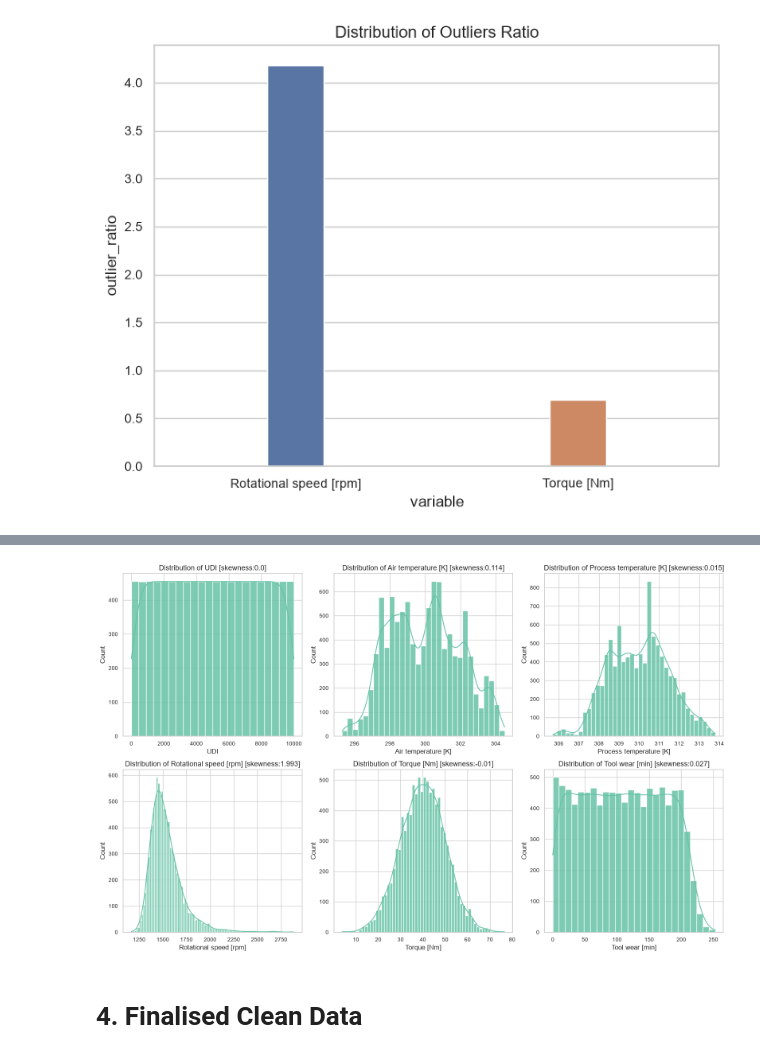
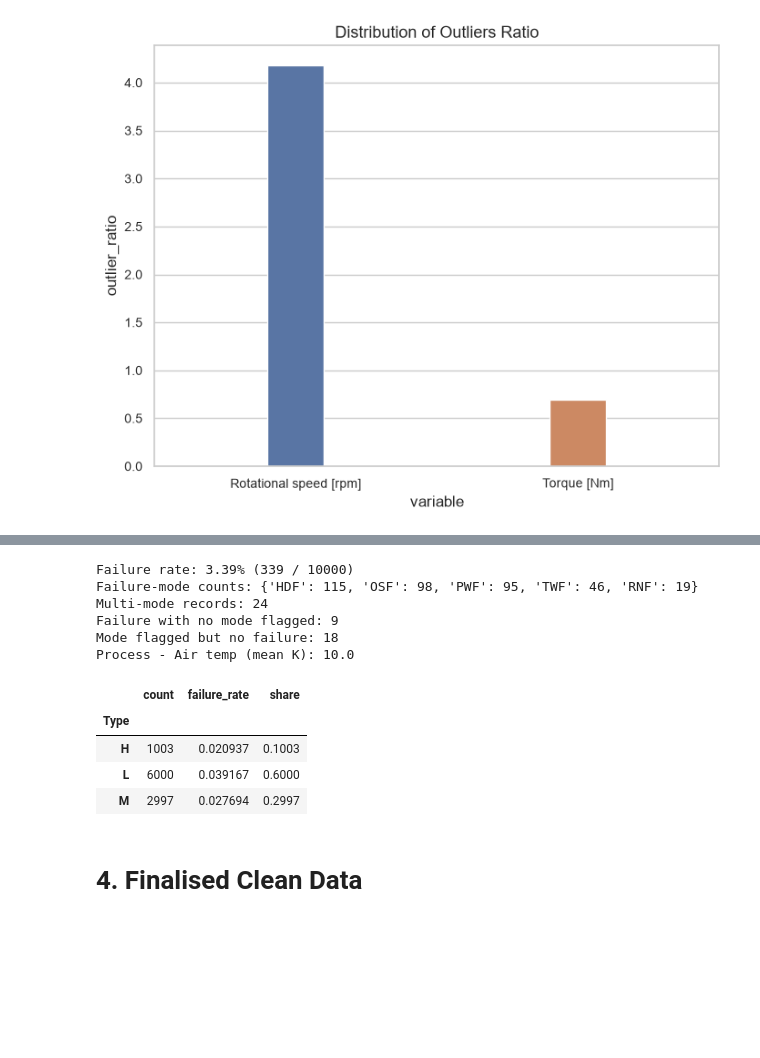
Before and after one commit to OctaviaMay/Machine-Failure-Prediction, a Jupyter notebook: notebooks/01_eda.ipynb, the cells around one changed output, grey strips where cells are left out. Cells and saved outputs as stored; diff of their text form; code cells hidden in the pictures; blank space fills up the shorter version.

Commit message:
update outlier analysis

```diff
--- a/notebooks/01_eda.ipynb
+++ b/notebooks/01_eda.ipynb
@@ -251,10 +245,0 @@ But capping is applied pre-split here before we split the data into train and te
-# %%
-col_to_be_capped = 'Rotational speed [rpm]'
-
-print(f"[{col_to_be_capped}] Pre Capping : minimum value = {round(df[col_to_be_capped].min(),2)}, maximum value = {round(df[col_to_be_capped].max(),2)}")
-
-lower_bound = df_outlier[df_outlier['variable'] == col_to_be_capped]['lower_bound']
-upper_bound = df_outlier[df_outlier['variable'] == col_to_be_capped]['upper_bound']
-df[col_to_be_capped] = df[col_to_be_capped].clip(lower=lower_bound.iloc[0], upper=upper_bound.iloc[0])
-
-print(f"[{col_to_be_capped}]: Post Capping minimum value = {round(df[col_to_be_capped].min(),2)}, maximum value = {round(df[col_to_be_capped].max(),2)}")
@@ -267,9 +246,29 @@ After applying capping and replacement to the 'Rotational speed', it is advisabl
-# %%
-plt.figure(figsize=(16, 10))
-
-plot_mul_histogram(num_cols, df,0)
-# %% [output]
-[figure, removed]
+# %%
+modes = ['TWF', 'HDF', 'PWF', 'OSF', 'RNF']
+n_modes = df[modes].sum(axis=1)
+
+print(f"Failure rate: {df['Machine failure'].mean():.2%} ({df['Machine failure'].sum()} / {len(df)})")
+print("Failure-mode counts:", df[modes].sum().sort_values(ascending=False).to_dict())
+print("Multi-mode records:", (n_modes > 1).sum())
+print("Failure with no mode flagged:", ((df['Machine failure'] == 1) & (n_modes == 0)).sum())
+print("Mode flagged but no failure:", ((df['Machine failure'] == 0) & (n_modes > 0)).sum())
+print("Process - Air temp (mean K):", round((df['Process temperature [K]'] - df['Air temperature [K]']).mean(), 2))
+
+display(df.groupby('Type')['Machine failure']
+          .agg(count='count', failure_rate='mean')
+          .assign(share=lambda t: t['count'] / len(df)))
+# %% [output]
+Failure rate: 3.39% (339 / 10000)
+Failure-mode counts: {'HDF': 115, 'OSF': 98, 'PWF': 95, 'TWF': 46, 'RNF': 19}
+Multi-mode records: 24
+Failure with no mode flagged: 9
+Mode flagged but no failure: 18
+Process - Air temp (mean K): 10.0
+|  | count | failure_rate | share |
+| Type |  |  |  |
+| H | 1003 | 0.020937 | 0.1003 |
+| L | 6000 | 0.039167 | 0.6000 |
+| M | 2997 | 0.027694 | 0.2997 |
 # %% [markdown]
 # 4. Finalised Clean Data
 # %%
```
Also changed, not shown: parts of 5 cells of this notebook.
